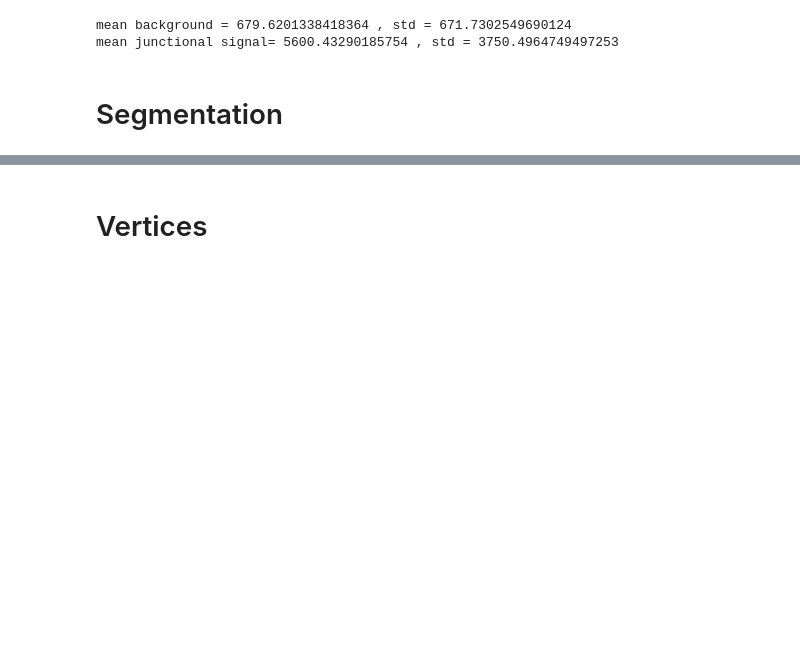
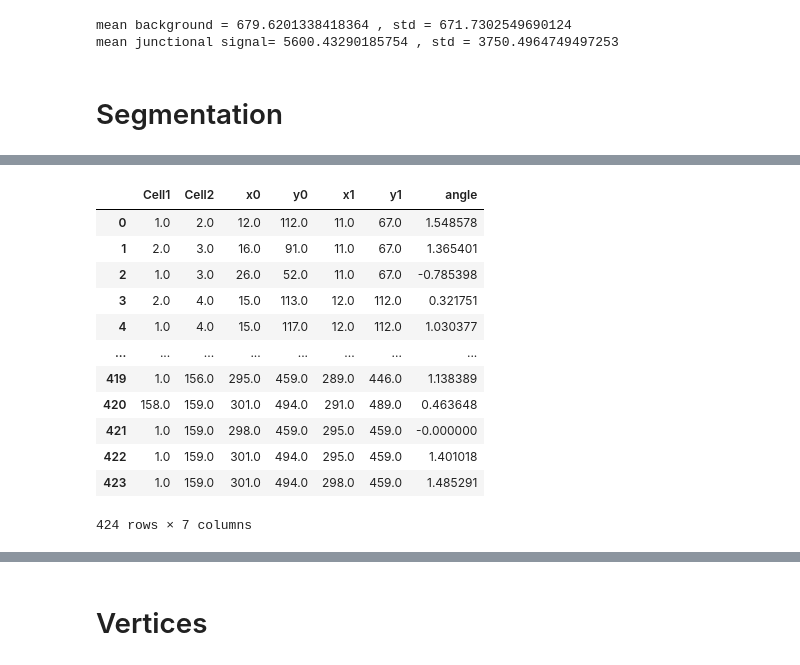
Before and after one commit to suzannelab/Dissect, a Jupyter notebook: notebook/2D-DISSECT-New_architecture-Copy2.ipynb, the cells around one changed output, grey strips where cells are left out. Saved outputs shown, nothing was run; the diff lists cells and outputs as text; code cells hidden in the pictures; blank space fills up the shorter version.

```diff
--- a/notebook/2D-DISSECT-New_architecture-Copy2.ipynb
+++ b/notebook/2D-DISSECT-New_architecture-Copy2.ipynb
@@ -313,0 +308,2 @@ df_acat
+# %%
+vertices = np.where(image_final==3)
@@ -313,0 +340,27 @@ df_acat
+# %%
+columns_name = ['x_0',
+                'y_0',
+                'Cell_1',
+                'Cell_2',
+                'Cell_3',
+                'Cell_4']
+nb_vertices = len(vertices[0])
+init = np.zeros((nb_vertices , len(columns_name)))
+
+df_vertices = pd.DataFrame(data=init, columns=columns_name)
+
+for v in range(0, len(vertices[0])-1):
+    df_vertices.loc[v]['x_0'] = vertices[0][v]
+    df_vertices.loc[v]['y_0'] = vertices[1][v]
+
+    carre=seg2[vertices[0][v]-2 : vertices[0][v]+3, vertices[1][v]-2 : vertices[1][v]+3]
+    cells = np.unique(carre)
+
+    df_vertices.loc[v]['Cell_1'] = cells[1]
+    df_vertices.loc[v]['Cell_2'] = cells[2]
+    df_vertices.loc[v]['Cell_3'] = cells[3]
+
+    if len(np.unique(carre))==4 :
+        df_vertices.loc[v]['Cell_4'] = 'Nan'
+    else:
+        df_vertices.loc[v]['Cell_4'] = cells[4]
@@ -313,0 +472,11 @@ df_acat
+# %%
+columns_name = ['x_0',
+                'y_0',
+                'Cell_1',
+                'Cell_2',
+                'Cell_3',
+                'Cell_4']
+nb_vertices = len(vertices[0])
+init = df_vertices.to_numpy()
+
+df_vertices2 = pd.DataFrame(data=init, columns=columns_name)
@@ -313,0 +598,16 @@ df_acat
+# %%
+df4_jonctions
+# %% [output]
+|  | Cell1 | Cell2 | x0 | y0 | x1 | y1 | angle |
+| 0 | 1.0 | 2.0 | 12.0 | 112.0 | 11.0 | 67.0 | 1.548578 |
+| 1 | 2.0 | 3.0 | 16.0 | 91.0 | 11.0 | 67.0 | 1.365401 |
+| 2 | 1.0 | 3.0 | 26.0 | 52.0 | 11.0 | 67.0 | -0.785398 |
+| 3 | 2.0 | 4.0 | 15.0 | 113.0 | 12.0 | 112.0 | 0.321751 |
+| 4 | 1.0 | 4.0 | 15.0 | 117.0 | 12.0 | 112.0 | 1.030377 |
+| ... | ... | ... | ... | ... | ... | ... | ... |
+| 419 | 1.0 | 156.0 | 295.0 | 459.0 | 289.0 | 446.0 | 1.138389 |
+| 420 | 158.0 | 159.0 | 301.0 | 494.0 | 291.0 | 489.0 | 0.463648 |
+| 421 | 1.0 | 159.0 | 298.0 | 459.0 | 295.0 | 459.0 | -0.000000 |
+| 422 | 1.0 | 159.0 | 301.0 | 494.0 | 295.0 | 459.0 | 1.401018 |
+| 423 | 1.0 | 159.0 | 301.0 | 494.0 | 298.0 | 459.0 | 1.485291 |
+424 rows × 7 columns
```
Also changed, not shown: parts of 85 cells of this notebook.
